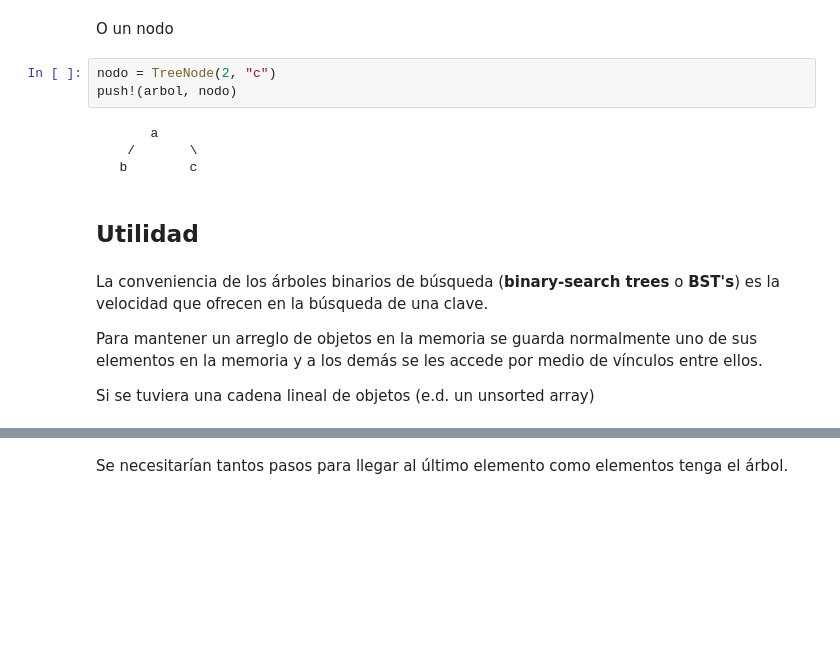
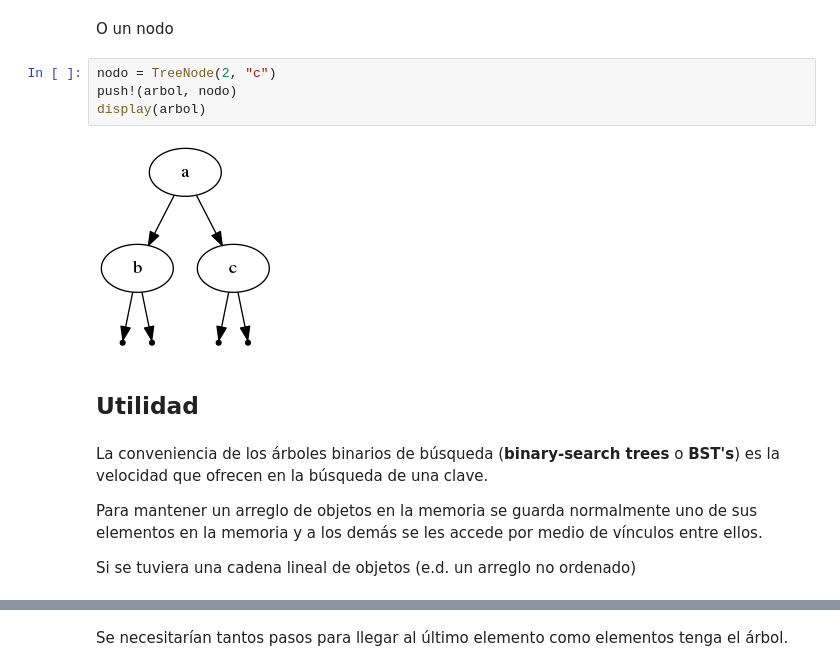
Before and after one commit to epaaso/LLRBTrees.jl, a Jupyter notebook: doc/Manual.ipynb, the cells around one changed output, grey strips where cells are left out. Cells and saved outputs as stored; diff of their text form; blank space fills up the shorter version.

```diff
--- a/doc/Manual.ipynb
+++ b/doc/Manual.ipynb
@@ -46,10 +46,9 @@ O un nodo
 # %%
 nodo = TreeNode(2, "c")
 push!(arbol, nodo)
+display(arbol)
 # %% [output]
-       a
-    /       \
-   b        c
+[figure, added]
 # %% [markdown]
 ## Utilidad
 # %% [markdown]
@@ -57,7 +56,7 @@ La conveniencia de los árboles binarios de búsqueda (**binary-search trees** o
 
 Para mantener un arreglo de objetos en la memoria se guarda normalmente uno de sus elementos en la memoria y a los demás se les accede por medio de vínculos entre ellos.
 
-Si se tuviera una cadena lineal de objetos (e.d. un unsorted array)
+Si se tuviera una cadena lineal de objetos (e.d. un arreglo no ordenado)
 # %%
 unsorted = LLRBTree(1,1)
 
```
Also changed, not shown: parts of 51 cells of this notebook.
